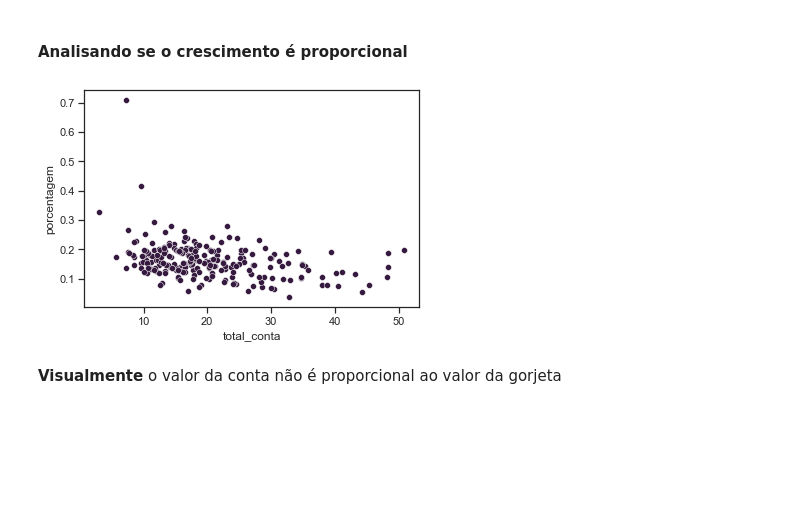
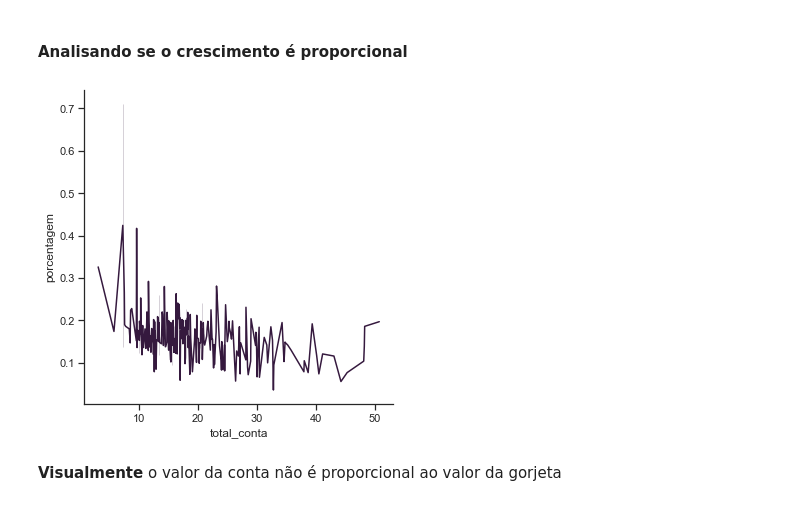
Before and after one commit to nsfoliveira/Projeto02_Gorjeta_EDAcomSeaborn, a Jupyter notebook: EDA_Gorjetas.ipynb, the cells around one changed output. Saved outputs shown, nothing was run; the diff lists cells and outputs as text; code cells hidden in the pictures; blank space fills up the shorter version.

```diff
--- a/EDA_Gorjetas.ipynb
+++ b/EDA_Gorjetas.ipynb
@@ -184,10 +184,10 @@ fig1 = sns.scatterplot(x='total_conta', y='gorjeta', data=gorjetas)
 # Criando uma nova coluna com o percentual da gorjeta em relação ao valor da conta
 gorjetas['porcentagem'] = (gorjetas['gorjeta']/gorjetas['total_conta']).round(3)
 # %%
-# Gráfico de dispersão Valor Total da Conta x Porcentagem da Gorjeta
-fig2 = sns.scatterplot(x='total_conta', y='porcentagem', data=gorjetas)
+# Gráfico 02: Valor Total da Conta x Porcentagem da Gorjeta
+fig2 = sns.relplot(x='total_conta', y='porcentagem', kind='line', data=gorjetas)
 # %% [output]
-[figure, old version]
+[figure, new version]
 # %% [markdown]
 <b>Visualmente</b> o valor da conta não é proporcional ao valor da gorjeta
 # %%
```
Also changed, not shown: parts of 1 cell of this notebook.
